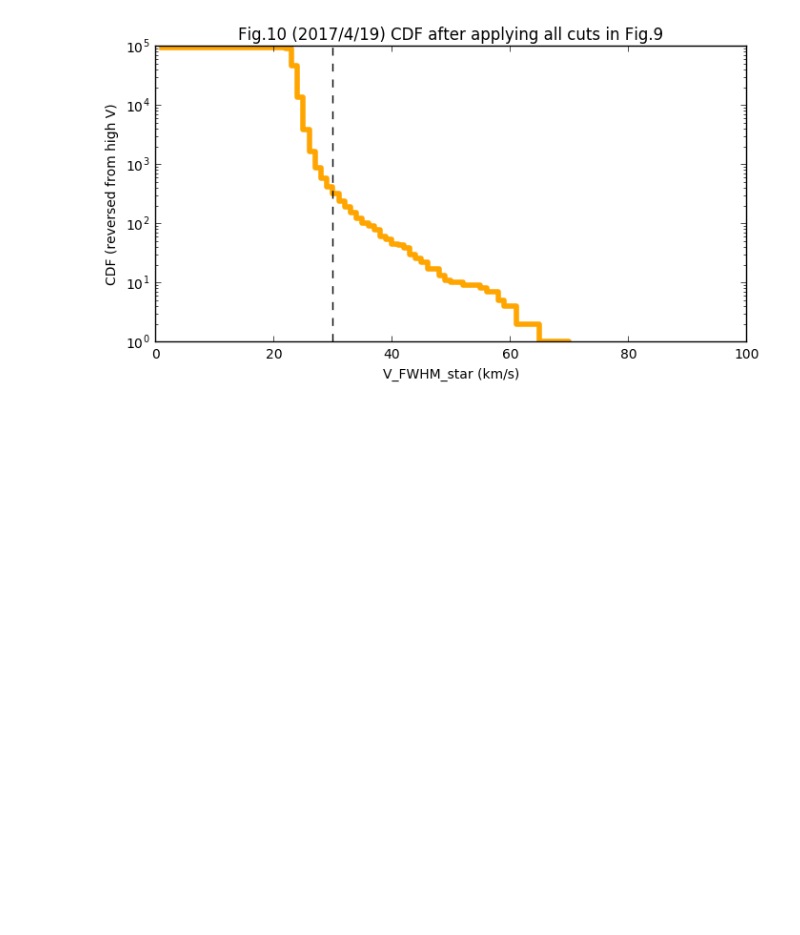
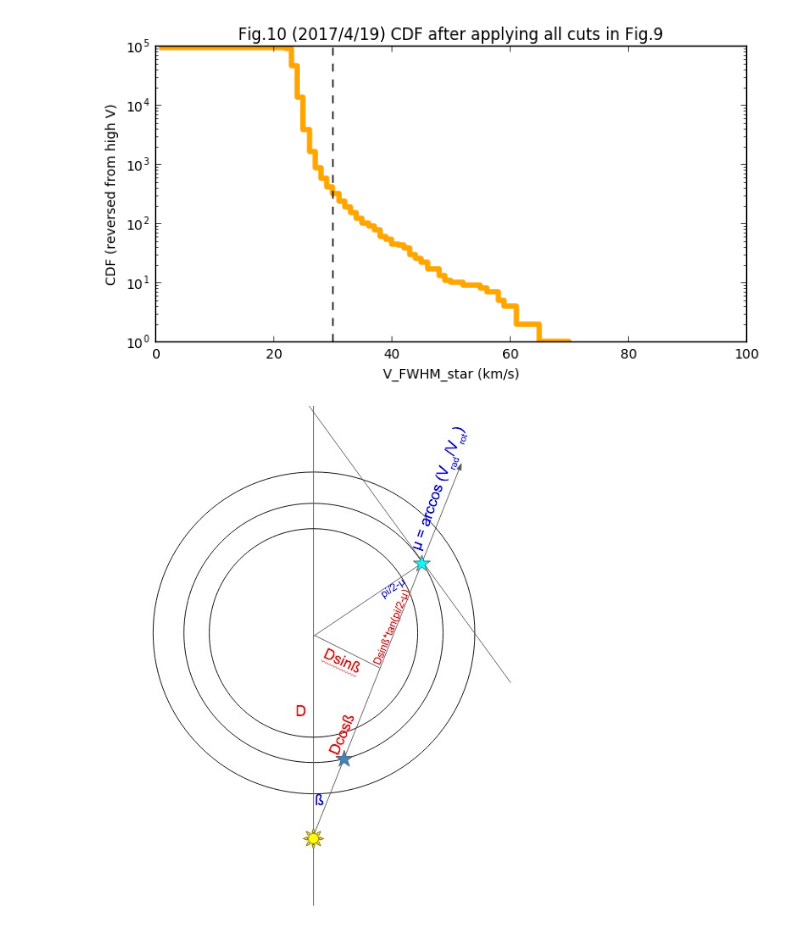
Before and after one commit to liuxx479/MW-BHs, a Jupyter notebook: plot-BHstars.ipynb, the cells around one changed output. Drawn from its saved outputs; the diff is of its cells as text; code cells hidden in the pictures; blank space fills up the shorter version.

Commit message:
add distance diagram

```diff
--- a/plot-BHstars.ipynb
+++ b/plot-BHstars.ipynb
@@ -300,3 +300,8 @@ ax.set_title('Fig.10 (2017/4/19) CDF after applying all cuts in Fig.9')
 show()
 # %% [output]
 [figure]
+# %%
+from IPython.display import Image
+Image("distance.jpg",width=450)
+# %% [output]
+[figure, added]
```
